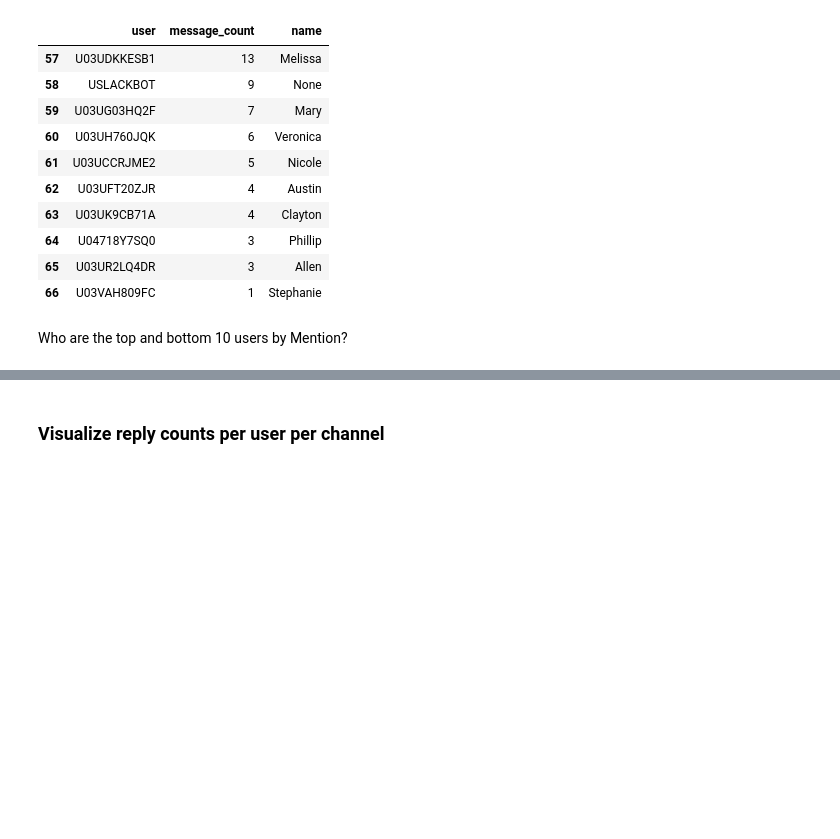
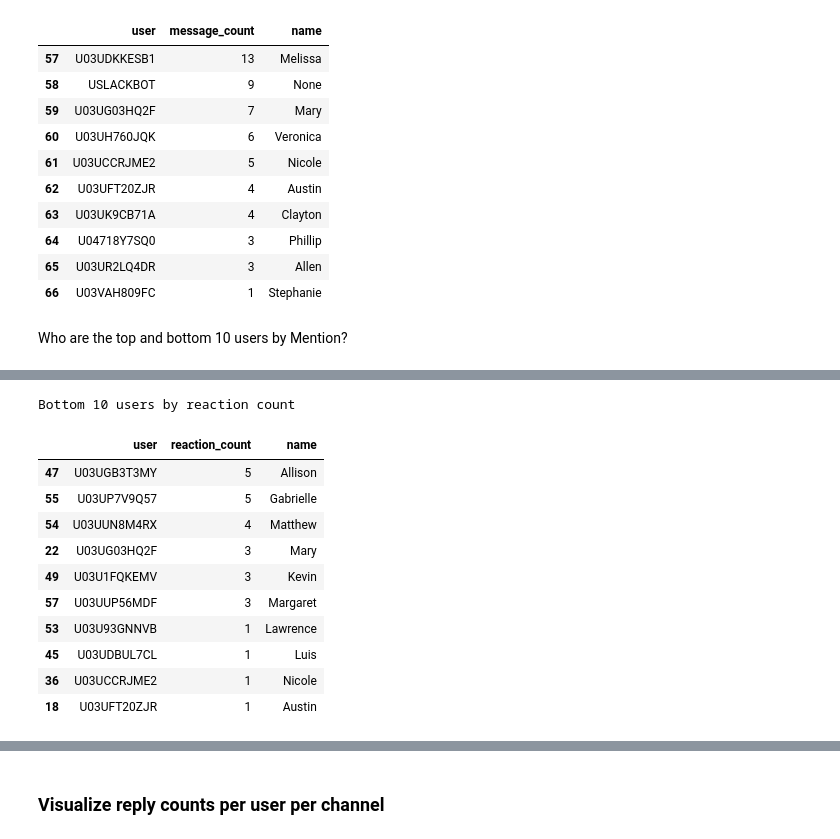
Before and after one commit to mussewold/week0_starter_network_analysis, a Jupyter notebook: notebooks/parse_slack_data.ipynb, the cells around one changed output, grey strips where cells are left out. Drawn from its saved outputs; the diff is of its cells as text; code cells hidden in the pictures; blank space fills up the shorter version.

```diff
--- a/notebooks/parse_slack_data.ipynb
+++ b/notebooks/parse_slack_data.ipynb
@@ -443,0 +461,16 @@ TypeError: unhashable type: 'list'
+# %%
+print("Bottom 10 users by reaction count")
+sorted_reaction_counts.tail(10)
+# %% [output]
+Bottom 10 users by reaction count
+|  | user | reaction_count | name |
+| 47 | U03UGB3T3MY | 5 | Allison |
+| 55 | U03UP7V9Q57 | 5 | Gabrielle |
+| 54 | U03UUN8M4RX | 4 | Matthew |
+| 22 | U03UG03HQ2F | 3 | Mary |
+| 49 | U03U1FQKEMV | 3 | Kevin |
+| 57 | U03UUP56MDF | 3 | Margaret |
+| 53 | U03U93GNNVB | 1 | Lawrence |
+| 45 | U03UDBUL7CL | 1 | Luis |
+| 36 | U03UCCRJME2 | 1 | Nicole |
+| 18 | U03UFT20ZJR | 1 | Austin |
```
Also changed, not shown: parts of 16 cells of this notebook.
